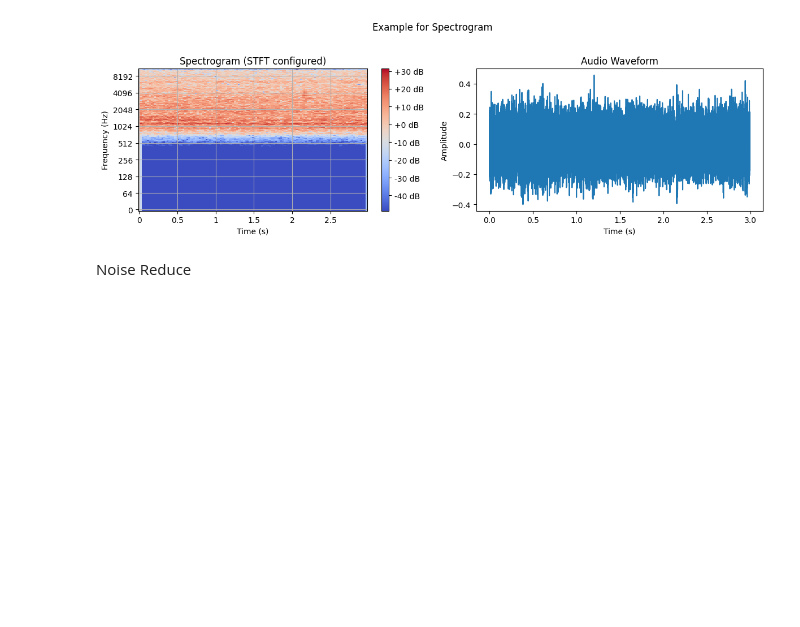
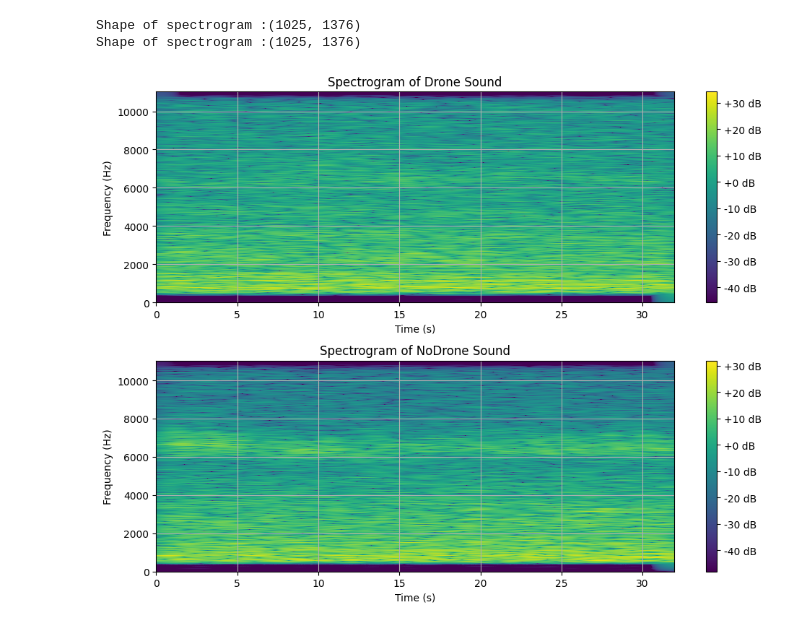
Before and after one commit to PanyaHantula/AcousticDroneDetection, a Jupyter notebook: AudioAnalysis.ipynb, the cells around one changed output. Drawn from its saved outputs; the diff is of its cells as text; code cells hidden in the pictures; blank space fills up the shorter version.

```diff
--- a/AudioAnalysis.ipynb
+++ b/AudioAnalysis.ipynb
@@ -102,0 +189,17 @@ audio_HPF = butter_highpass_filter(audio_normalize,freq_cutoff,sr)
+# %%
+# Audio High Pass Filter using Rectangular window method
+# window type: blackman , rectangular, hamming
+# fs = Sample rate, Hz
+
+def initHPF(cutoff,fs):
+    # cutoff = cutoff frequency, Hz
+    numtaps = 401  # Size of the FIR filter
+    taps = firwin(numtaps, cutoff, window='blackman', pass_zero=False, fs=fs)
+    return taps
+
+def initBPF(band,fs):
+    #band = [200, 400]  # Desired band-pass range, Hz
+    numtaps = 401           # Size of the FIR filter
+    taps = firwin(numtaps, band, window='hamming', pass_zero=False, fs=fs)
+
+    return taps
@@ -103,30 +333,34 @@ audio_HPF = butter_highpass_filter(audio_normalize,freq_cutoff,sr)
 # %%
-# calurate Spectrogram
-Audio = audio_HPF
-spectrogram_db = spectrogram_cal(Audio)
+# ------- Plot Spectrogram ---------
+spectrogram_Drone = spectrogram_cal(audio_DroneFilter)
+print("Shape of spectrogram :" + str(spectrogram_Drone.shape))
 
-# Plot Spectrogram
-plt.figure(figsize=(12, 4))
-plt.suptitle(f'Example for Spectrogram')
-plt.subplot(1, 2, 1)
-plt.title(f'Spectrogram')
-librosa.display.specshow(spectrogram_db, sr=sr, x_axis='time', y_axis='log', cmap='coolwarm')
+plt.figure(figsize=(10, 8))
+plt.subplot(2, 1, 1)
+
+librosa.display.specshow(spectrogram_Drone, sr=fs, x_axis='time', y_axis='linear', cmap='viridis')
+#cmap = 'viridis', 'plasma', 'inferno', 'magma', 'cividis'
 plt.colorbar(format='%+2.0f dB')
-plt.title('Spectrogram (STFT configured)')
+plt.title(f'Spectrogram of Drone Sound')
 plt.xlabel('Time (s)')
 plt.ylabel('Frequency (Hz)')
 plt.grid()
+
+spectrogram_NoDrone = spectrogram_cal(audio_NoDroneFilter)
+print("Shape of spectrogram :" + str(spectrogram_NoDrone.shape))
+
+plt.subplot(2, 1, 2)
+librosa.display.specshow(spectrogram_NoDrone, sr=fs, x_axis='time', y_axis='linear', cmap='viridis')
 #cmap = 'viridis', 'plasma', 'inferno', 'magma', 'cividis'
-
-plt.subplot(1, 2, 2)
-plt.title(f'Audio Waveform')
-plt.plot(np.linspace(0, len(Audio) / sr, len(Audio)), Audio)
+plt.colorbar(format='%+2.0f dB')
+plt.title(f'Spectrogram of NoDrone Sound')
 plt.xlabel('Time (s)')
-plt.ylabel('Amplitude')
+plt.ylabel('Frequency (Hz)')
+plt.grid()
 
 plt.tight_layout(rect=[0, 0, 1, 0.95])
 plt.show()
 # %% [output]
+Shape of spectrogram :(1025, 1376)
+Shape of spectrogram :(1025, 1376)
-[figure, old version]
+[figure, new version]
-# %% [markdown]
-Noise Reduce
```
Also changed, not shown: parts of 27 cells of this notebook, 4 other files.
